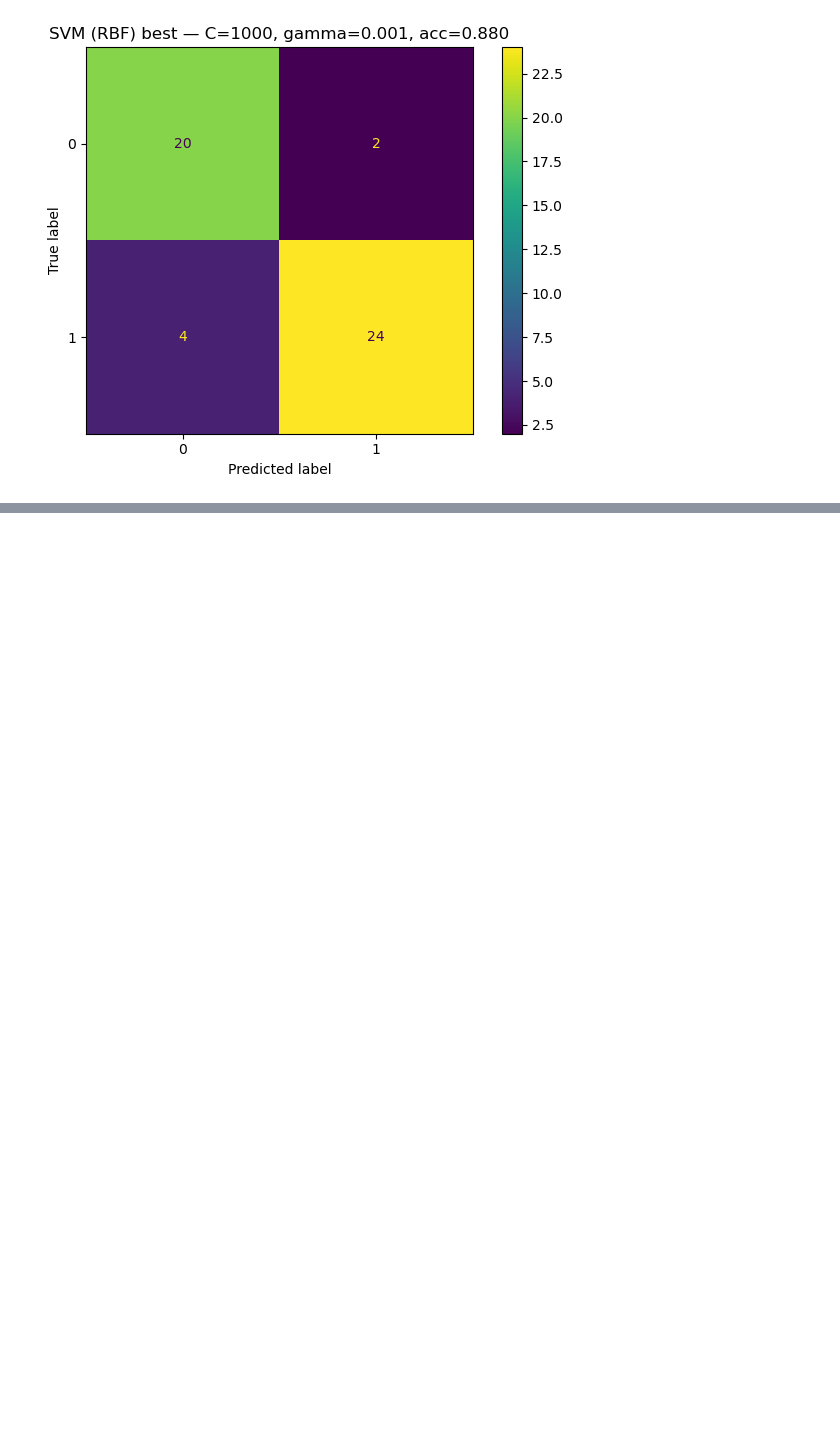
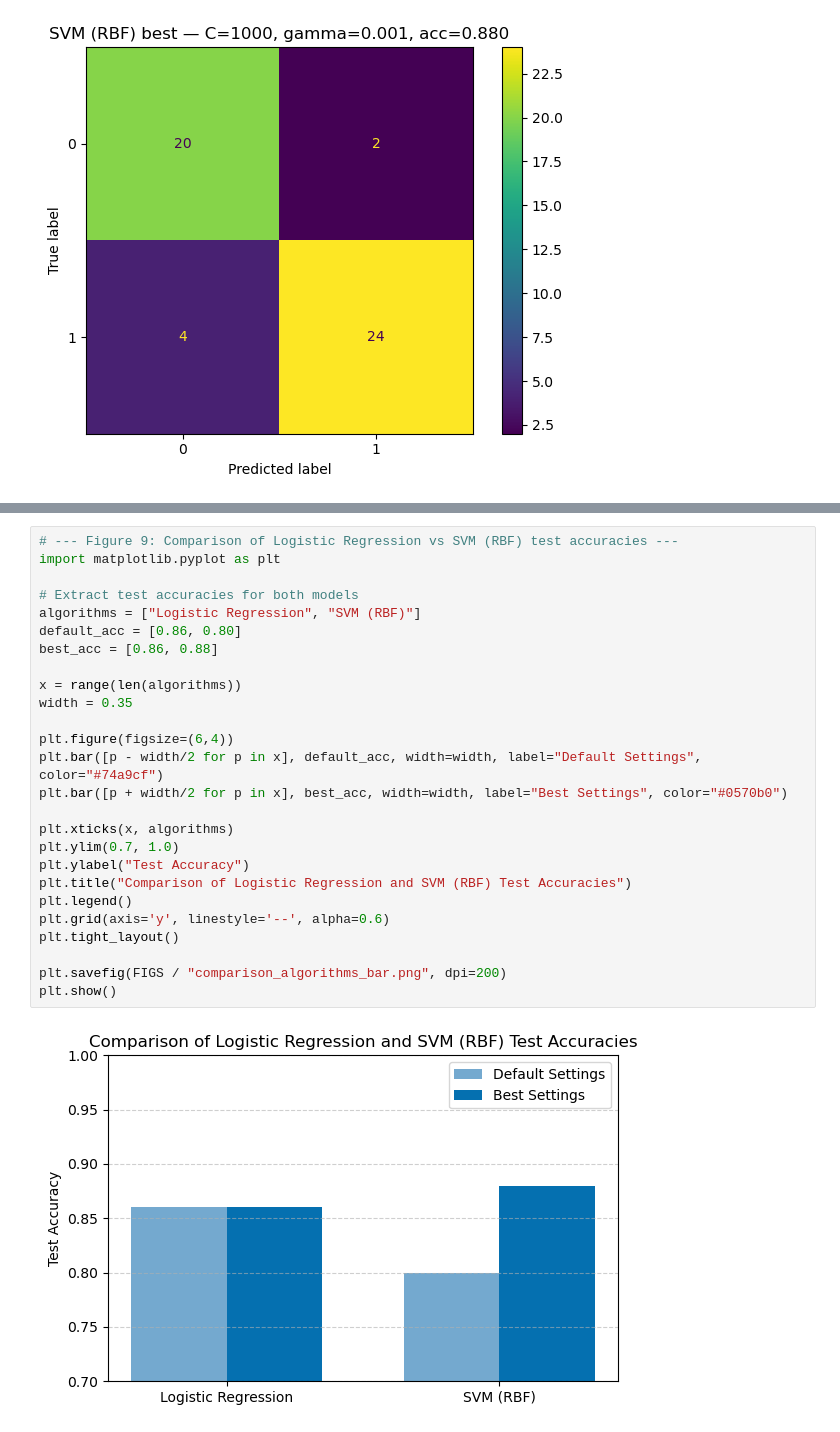
Before and after one commit to Kellylin-x/CT4101-Assignment1, a Jupyter notebook: notebooks/ct4101_a1.ipynb, the cells around one changed output, grey strips where cells are left out. Drawn from its saved outputs; the diff is of its cells as text; blank space fills up the shorter version.

Commit message:
Added final comparison summary and Figure 9 showing Logistic Regression vs SVM results

```diff
--- a/notebooks/ct4101_a1.ipynb
+++ b/notebooks/ct4101_a1.ipynb
@@ -315,0 +321,28 @@ display(comparison.round(3))
+# %%
+# --- Figure 9: Comparison of Logistic Regression vs SVM (RBF) test accuracies ---
+import matplotlib.pyplot as plt
+
+# Extract test accuracies for both models
+algorithms = ["Logistic Regression", "SVM (RBF)"]
+default_acc = [0.86, 0.80]
+best_acc = [0.86, 0.88]
+
+x = range(len(algorithms))
+width = 0.35
+
+plt.figure(figsize=(6,4))
+plt.bar([p - width/2 for p in x], default_acc, width=width, label="Default Settings", color="#74a9cf")
+plt.bar([p + width/2 for p in x], best_acc, width=width, label="Best Settings", color="#0570b0")
+
+plt.xticks(x, algorithms)
+plt.ylim(0.7, 1.0)
+plt.ylabel("Test Accuracy")
+plt.title("Comparison of Logistic Regression and SVM (RBF) Test Accuracies")
+plt.legend()
+plt.grid(axis='y', linestyle='--', alpha=0.6)
+plt.tight_layout()
+
+plt.savefig(FIGS / "comparison_algorithms_bar.png", dpi=200)
+plt.show()
+# %% [output]
+[figure, added]
```
Also changed, not shown: parts of 1 cell of this notebook, 3 other files.
